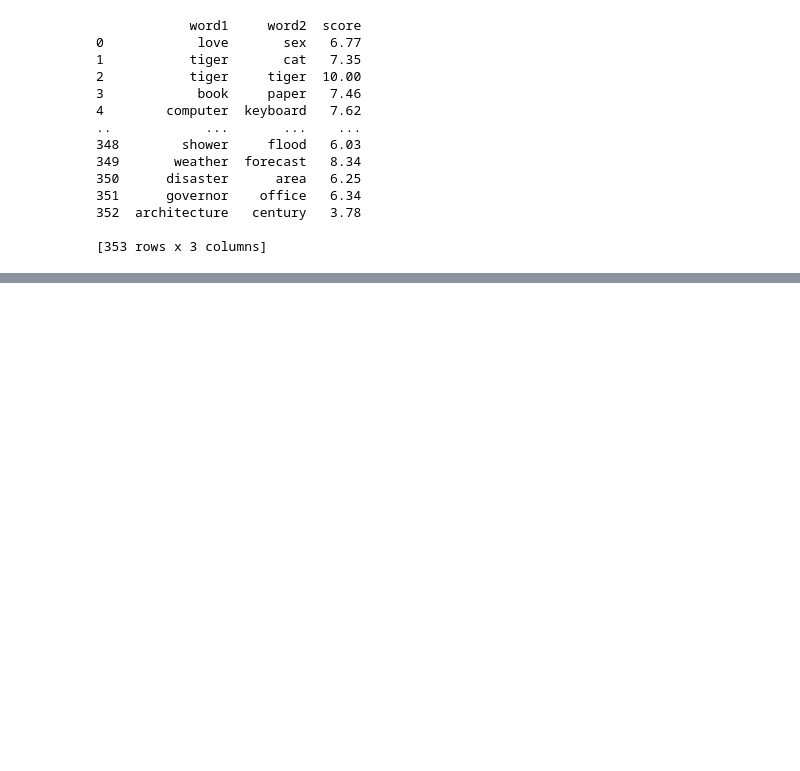
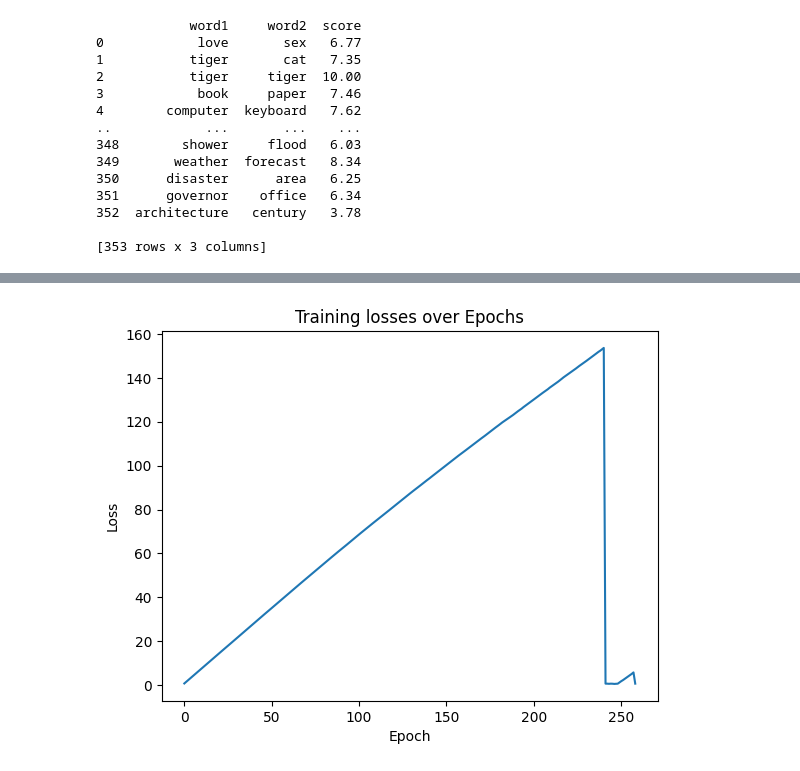
Before and after one commit to HIEUNT1610/ML2-Project, a Jupyter notebook: Work/Algorithm.ipynb, the cells around one changed output, grey strips where cells are left out. Drawn from its saved outputs; the diff is of its cells as text; code cells hidden in the pictures; blank space fills up the shorter version.

Commit message:
update 25/5: framework is done, time to optimize

```diff
--- a/Work/Algorithm.ipynb
+++ b/Work/Algorithm.ipynb
@@ -516,0 +607,12 @@ We will use the Stanford Sentiment Treebank dataset to evaluate the performance
+# %%
+# Create example sets for the original and retrofitted datasets:
+dataset_original = [(dataset['ori_sentence_vector'][i], dataset['label'][i]) for i in range(len(dataset))]
+dataset_retrofitted = [(dataset['retro_sentence_vector'][i], dataset['label'][i]) for i in range(len(dataset))]
+
+# Split the dataset into train, dev, test sets:
+from sklearn.model_selection import train_test_split
+ori_train, ori_temp = train_test_split(dataset_original, test_size = 0.2, random_state = 0)
+ori_dev, ori_test = train_test_split(ori_temp, test_size = 0.5, random_state = 0)
+
+retro_train, retro_temp = train_test_split(dataset_retrofitted, test_size = 0.2, random_state = 0)
+retro_dev, retro_test = train_test_split(retro_temp, test_size = 0.5, random_state = 0)
@@ -516,0 +641,77 @@ We will use the Stanford Sentiment Treebank dataset to evaluate the performance
+# %%
+# Define the loss function and optimizer:
+loss_function = torch.nn.CrossEntropyLoss()
+optimizer_original = torch.optim.Adam(model_original.parameters(), lr = 0.001)
+optimizer_retrofitted = torch.optim.Adam(model_retrofitted.parameters(), lr = 0.001)
+
+from random import shuffle
+# %%
+# Training the original model:
+train_losses = []
+print('Training the original model...')
+for epoch in range(10):
+    print('Epoch:', epoch)
+    epoch_loss = 0
+    shuffle(ori_train)
+    i = 0
+    # Process the training data in batches of 32:
+    while i < len(ori_train):
+        batch = ori_train[i:i+32]
+        i += 32
+        # Get the sentence vectors and labels from the batch:
+        sentence, label = zip(*batch)
+
+        # Step 1: Process the input data:
+        sentence = torch.FloatTensor(sentence) # [batch_size, 250]
+        label = torch.LongTensor(label) # [batch_size]
+
+        # Step 2: Zero the gradients:
+        model_original.zero_grad()
+
+        # Step 3: Run the forward propagation:
+        output = model_original(sentence)
+
+        # Step 4: Compute loss and gradients:
+        loss = loss_function(output, label)
+        epoch_loss += loss.item()
+        loss.backward()
+
+        # Step 5: Update the weights:
+        optimizer_original.step()
+        # end of handling of this batch
+        print("Loss on training set at epoch %d : %f" %(epoch, epoch_loss))
+        train_losses.append(epoch_loss)
+        # Step 6: Early stopping:
+        with torch.no_grad():
+            # forward propagation
+            # We convert the test examples to tensors and do the forward propagation
+            dev_sentence, dev_label = zip(*ori_dev)
+            dev_sentence = torch.tensor(dev_sentence, dtype=torch.float32) # [DEV_SIZE, CONTEXT_SIZE]
+            dev_label = torch.tensor(dev_label, dtype=torch.long)   # [DEV_SIZE]
+            output = model_original(dev_sentence)
+
+            # total loss on the dev set
+            dev_loss = loss_function(output, dev_label)
+            print("Loss on dev set at epoch %d: %f\n" %(epoch, dev_loss))
+
+            # prediction and accuracy on the dev set
+            pred_labels = torch.argmax(output, dim=1)
+            accuracy = torch.sum(pred_labels == dev_label).item() / len(dev_label)
+            print("Accuracy on dev, after epoch %d: %3.2f\n" % (epoch, accuracy * 100))
+
+            # early stopping
+            # if first epoch: we record the dev loss, to be used for early stopping
+            if epoch == 0:
+                previous_dev_loss = dev_loss
+            elif dev_loss > previous_dev_loss:
+                print("Loss on dev has increased, we stop training!")
+                break
+            else:
+                previous_dev_loss = dev_loss
+# Plot the training losses
+plt.plot(train_losses)
+plt.xlabel("Epoch")
+plt.ylabel("Loss")
+plt.title("Training losses over Epochs")
+plt.show()
+# %% [output]
@@ -516,0 +735 @@ We will use the Stanford Sentiment Treebank dataset to evaluate the performance
+[figure, added]
```
Also changed, not shown: parts of 23 cells of this notebook, 1 other file.
